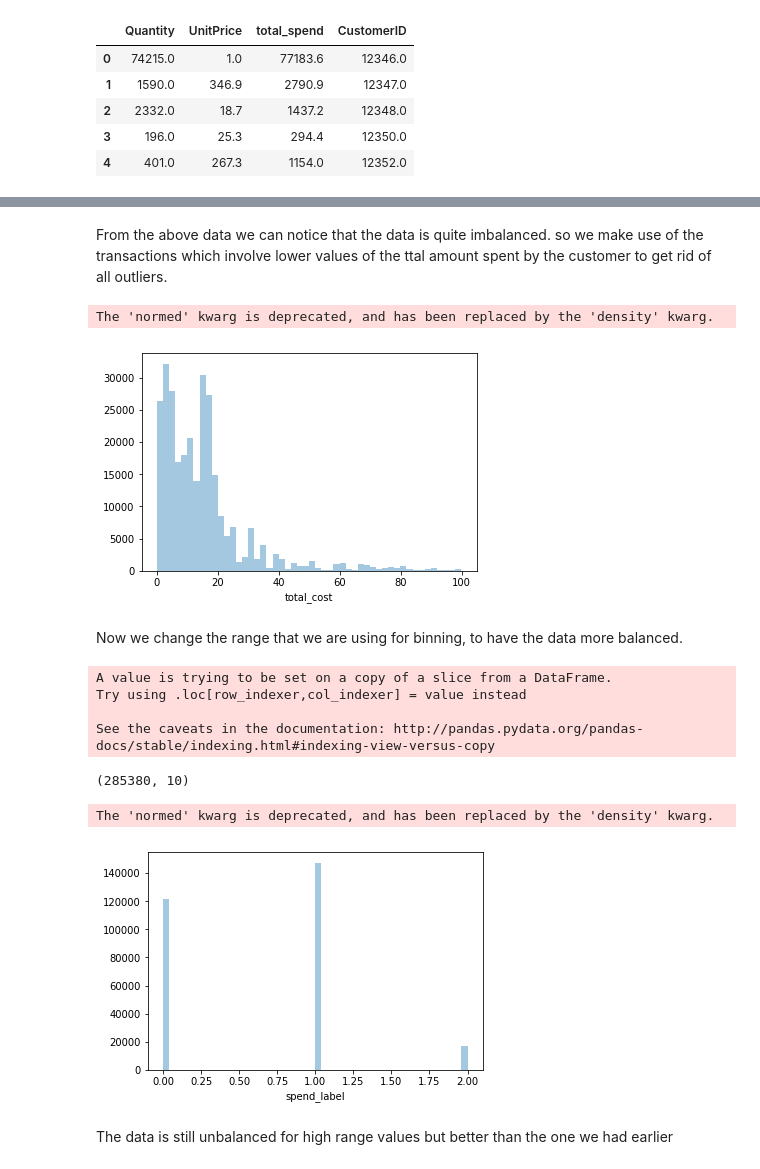
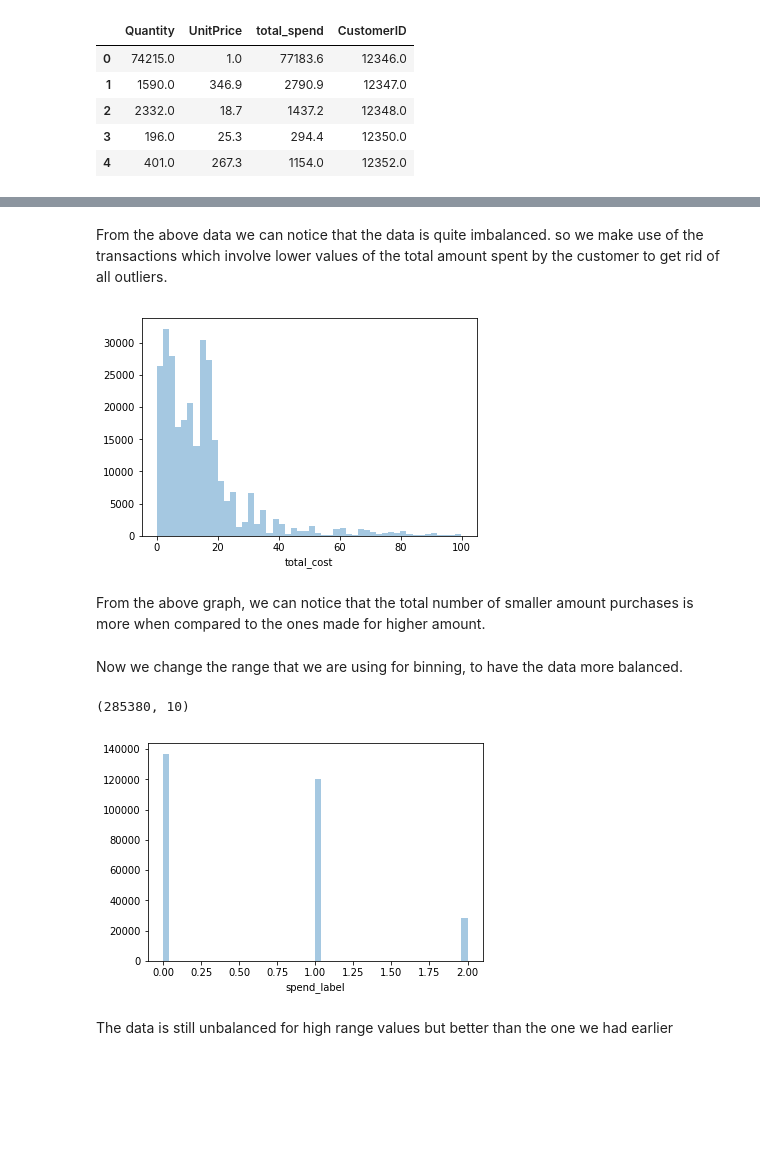
Before and after one commit to ruchithams/DataMining_Projects, a Jupyter notebook: Online-retail-Analysis/MachineLearning_Models.ipynb, the cells around one changed output, grey strips where cells are left out. Saved outputs shown, nothing was run; the diff lists cells and outputs as text; code cells hidden in the pictures; blank space fills up the shorter version.

```diff
--- a/Online-retail-Analysis/MachineLearning_Models.ipynb
+++ b/Online-retail-Analysis/MachineLearning_Models.ipynb
@@ -115,22 +117,18 @@ data_cluster.head()
 from sklearn.preprocessing import StandardScaler
 sc_X = StandardScaler()
 X= sc_X.fit_transform(X)
-#Using the Elbow method to find the optimum number of clusters
+# Elbow being used to identify the best k value
 from sklearn.cluster import KMeans
-wcss = [] #Within cluster sum of squares (inertia)
-
-# n_clusters is no.of clusters given by this method,
-# k-means++ is an random initialization methods for centriods to avoid random initialisation trap,
-# max_iter is max no of iterations defined when k-means is running
-# n_init is no of times k-means will run with different initial centroids
-
-for i in range(1,11): #From 2-10 doing multiple random initializations can make a huge difference to find a better local optima
+#Within cluster sum of squares
+sum_of_squares = []
+#Looping to get different set of clutsers
+for i in range(1,11):
     kmeans = KMeans(n_clusters = i, init ='k-means++',max_iter=300,n_init=10)
     kmeans.fit(X)
-    wcss.append(kmeans.inertia_)
-plt.plot(range(1,11) , wcss)
-plt.title('The Elbow Method')
-plt.xlabel('Number Of Customer Clusters(customer type clusters)')
-plt.ylabel('Within cluster sum of squares (WCSS)')
+    sum_of_squares.append(kmeans.inertia_)
+plt.plot(range(1,11) , sum_of_squares)
+plt.title('The Elbow Graph')
+plt.xlabel('Number Of Customer Clusters')
+plt.ylabel('sum of squares within cluster ')
 plt.show()
 # %% [output]
@@ -164,30 +161,26 @@ The 'normed' kwarg is deprecated, and has been replaced by the 'density' kwarg.
 [figure]
 # %% [markdown]
-From the above data we can notice that the data is quite imbalanced. so we make use of the transactions which involve lower values of the ttal amount spent by the customer to get rid of all outliers.
+From the above data we can notice that the data is quite imbalanced. so we make use of the transactions which involve lower values of the total amount spent by the customer to get rid of all outliers.
 # %%
-data2 = data[(data['total_cost'] >0) & (data['total_cost'] < 100)]
+data_new = data[(data['total_cost'] >0) & (data['total_cost'] < 100)]
 # %%
-sns.distplot(data2['total_cost'],kde = False)
+sns.distplot(data_new['total_cost'],kde = False)
 plt.show()
 # %% [output]
-The 'normed' kwarg is deprecated, and has been replaced by the 'density' kwarg.
 [figure]
+# %% [markdown]
+From the above graph, we can notice that the total number of smaller amount purchases is more when compared to the ones made for higher amount.
 # %% [markdown]
 Now we change the range that we are using for binning, to have the data more balanced.
 # %%
 spend_label = []
-for i in range(0,len(data2),1):
-    if data2['total_cost'].iloc[i] < 10:
+for i in range(0,len(data_new),1):
+    if data_new['total_cost'].iloc[i] < 11:
         spend_label.append(0)
-    elif data2['total_cost'].iloc[i] >40:
+    elif data_new['total_cost'].iloc[i] >30:
         spend_label.append(2)
     else:
         spend_label.append(1)
 # %%
-data2['spend_label'] = spend_label
+data_new['spend_label'] = spend_label
-# %% [output]
-A value is trying to be set on a copy of a slice from a DataFrame.
-Try using .loc[row_indexer,col_indexer] = value instead
-
-See the caveats in the documentation: http://pandas.pydata.org/pandas-docs/stable/indexing.html#indexing-view-versus-copy
 # %%
@@ -195,11 +188,10 @@ data2.shape # there is still a reasonably large sized data set to work with
 # %% [output]
 (285380, 10)
 # %%
-sns.distplot(data2['spend_label'],kde = False)
+sns.distplot(data_new['spend_label'],kde = False)
 plt.show()
 # %% [output]
-The 'normed' kwarg is deprecated, and has been replaced by the 'density' kwarg.
-[figure, old version]
+[figure, new version]
 # %% [markdown]
 The data is still unbalanced for high range values but better than the one we had earlier
 # %% [markdown]
```
Also changed, not shown: parts of 66 cells of this notebook, 2 other files.
